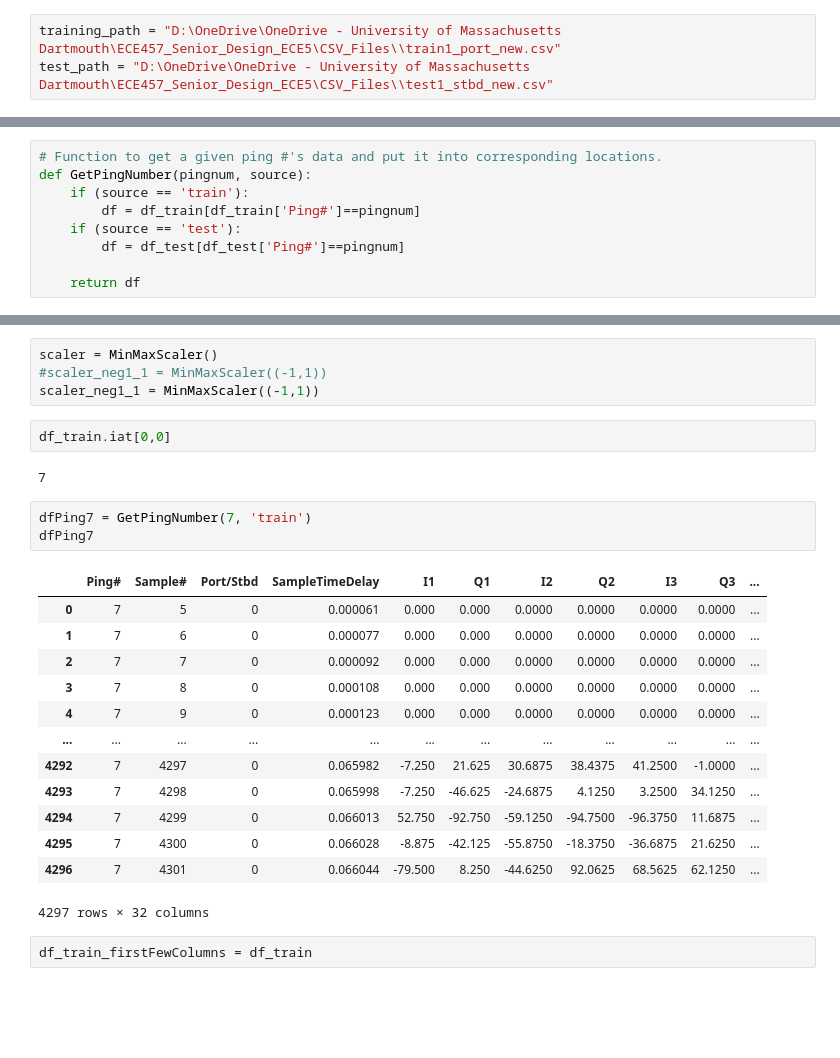
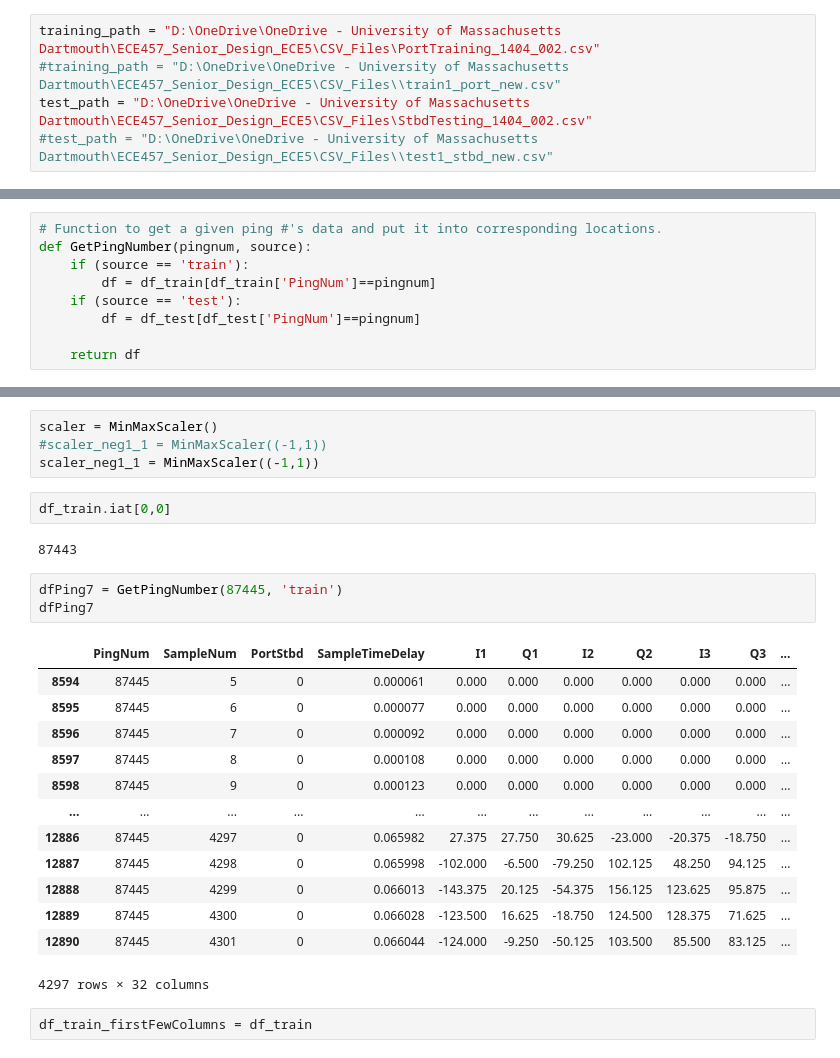
Before and after one commit to mbisbano1/MLDOA_ET, a Jupyter notebook: ML Code/MLDOA_LSTM_NonSequential.ipynb, the cells around one changed output, grey strips where cells are left out. Saved outputs shown, nothing was run; the diff lists cells and outputs as text; blank space fills up the shorter version.

```diff
--- a/ML Code/MLDOA_LSTM_NonSequential.ipynb
+++ b/ML Code/MLDOA_LSTM_NonSequential.ipynb
@@ -20,8 +20,10 @@ from keras.preprocessing.sequence import TimeseriesGenerator
 ## Load Datasets
 ##### As Pandas DataFrame objects
 # %%
-training_path = "D:\OneDrive\OneDrive - University of Massachusetts Dartmouth\ECE457_Senior_Design_ECE5\CSV_Files\\train1_port_new.csv"
-test_path = "D:\OneDrive\OneDrive - University of Massachusetts Dartmouth\ECE457_Senior_Design_ECE5\CSV_Files\\test1_stbd_new.csv"
+training_path = "D:\OneDrive\OneDrive - University of Massachusetts Dartmouth\ECE457_Senior_Design_ECE5\CSV_Files\PortTraining_1404_002.csv"
+#training_path = "D:\OneDrive\OneDrive - University of Massachusetts Dartmouth\ECE457_Senior_Design_ECE5\CSV_Files\\train1_port_new.csv"
+test_path = "D:\OneDrive\OneDrive - University of Massachusetts Dartmouth\ECE457_Senior_Design_ECE5\CSV_Files\StbdTesting_1404_002.csv"
+#test_path = "D:\OneDrive\OneDrive - University of Massachusetts Dartmouth\ECE457_Senior_Design_ECE5\CSV_Files\\test1_stbd_new.csv"
 # %%
 # Load Dataset
 #import csv as a pandas dataframe
@@ -91,9 +101,9 @@ df_test.head()
 # Function to get a given ping #'s data and put it into corresponding locations.
 def GetPingNumber(pingnum, source):
     if (source == 'train'):
-        df = df_train[df_train['Ping#']==pingnum]
+        df = df_train[df_train['PingNum']==pingnum]
     if (source == 'test'):
-        df = df_test[df_test['Ping#']==pingnum]
+        df = df_test[df_test['PingNum']==pingnum]
 
     return df
 # %%
@@ -139,23 +149,23 @@ scaler_neg1_1 = MinMaxScaler((-1,1))
 # %%
 df_train.iat[0,0]
 # %% [output]
-7
+87443
 # %%
-dfPing7 = GetPingNumber(7, 'train')
+dfPing7 = GetPingNumber(87445, 'train')
 dfPing7
 # %% [output]
-|  | Ping# | Sample# | Port/Stbd | SampleTimeDelay | I1 | Q1 | I2 | Q2 | I3 | Q3 | ... |
-| 0 | 7 | 5 | 0 | 0.000061 | 0.000 | 0.000 | 0.0000 | 0.0000 | 0.0000 | 0.0000 | ... |
-| 1 | 7 | 6 | 0 | 0.000077 | 0.000 | 0.000 | 0.0000 | 0.0000 | 0.0000 | 0.0000 | ... |
-| 2 | 7 | 7 | 0 | 0.000092 | 0.000 | 0.000 | 0.0000 | 0.0000 | 0.0000 | 0.0000 | ... |
-| 3 | 7 | 8 | 0 | 0.000108 | 0.000 | 0.000 | 0.0000 | 0.0000 | 0.0000 | 0.0000 | ... |
-| 4 | 7 | 9 | 0 | 0.000123 | 0.000 | 0.000 | 0.0000 | 0.0000 | 0.0000 | 0.0000 | ... |
+|  | PingNum | SampleNum | PortStbd | SampleTimeDelay | I1 | Q1 | I2 | Q2 | I3 | Q3 | ... |
+| 8594 | 87445 | 5 | 0 | 0.000061 | 0.000 | 0.000 | 0.000 | 0.000 | 0.000 | 0.000 | ... |
+| 8595 | 87445 | 6 | 0 | 0.000077 | 0.000 | 0.000 | 0.000 | 0.000 | 0.000 | 0.000 | ... |
+| 8596 | 87445 | 7 | 0 | 0.000092 | 0.000 | 0.000 | 0.000 | 0.000 | 0.000 | 0.000 | ... |
+| 8597 | 87445 | 8 | 0 | 0.000108 | 0.000 | 0.000 | 0.000 | 0.000 | 0.000 | 0.000 | ... |
+| 8598 | 87445 | 9 | 0 | 0.000123 | 0.000 | 0.000 | 0.000 | 0.000 | 0.000 | 0.000 | ... |
 | ... | ... | ... | ... | ... | ... | ... | ... | ... | ... | ... | ... |
-| 4292 | 7 | 4297 | 0 | 0.065982 | -7.250 | 21.625 | 30.6875 | 38.4375 | 41.2500 | -1.0000 | ... |
-| 4293 | 7 | 4298 | 0 | 0.065998 | -7.250 | -46.625 | -24.6875 | 4.1250 | 3.2500 | 34.1250 | ... |
-| 4294 | 7 | 4299 | 0 | 0.066013 | 52.750 | -92.750 | -59.1250 | -94.7500 | -96.3750 | 11.6875 | ... |
-| 4295 | 7 | 4300 | 0 | 0.066028 | -8.875 | -42.125 | -55.8750 | -18.3750 | -36.6875 | 21.6250 | ... |
-| 4296 | 7 | 4301 | 0 | 0.066044 | -79.500 | 8.250 | -44.6250 | 92.0625 | 68.5625 | 62.1250 | ... |
+| 12886 | 87445 | 4297 | 0 | 0.065982 | 27.375 | 27.750 | 30.625 | -23.000 | -20.375 | -18.750 | ... |
+| 12887 | 87445 | 4298 | 0 | 0.065998 | -102.000 | -6.500 | -79.250 | 102.125 | 48.250 | 94.125 | ... |
+| 12888 | 87445 | 4299 | 0 | 0.066013 | -143.375 | 20.125 | -54.375 | 156.125 | 123.625 | 95.875 | ... |
+| 12889 | 87445 | 4300 | 0 | 0.066028 | -123.500 | 16.625 | -18.750 | 124.500 | 128.375 | 71.625 | ... |
+| 12890 | 87445 | 4301 | 0 | 0.066044 | -124.000 | -9.250 | -50.125 | 103.500 | 85.500 | 83.125 | ... |
 4297 rows × 32 columns
 # %%
 df_train_firstFewColumns = df_train
```
Also changed, not shown: parts of 4 cells of this notebook, 12 other files.
